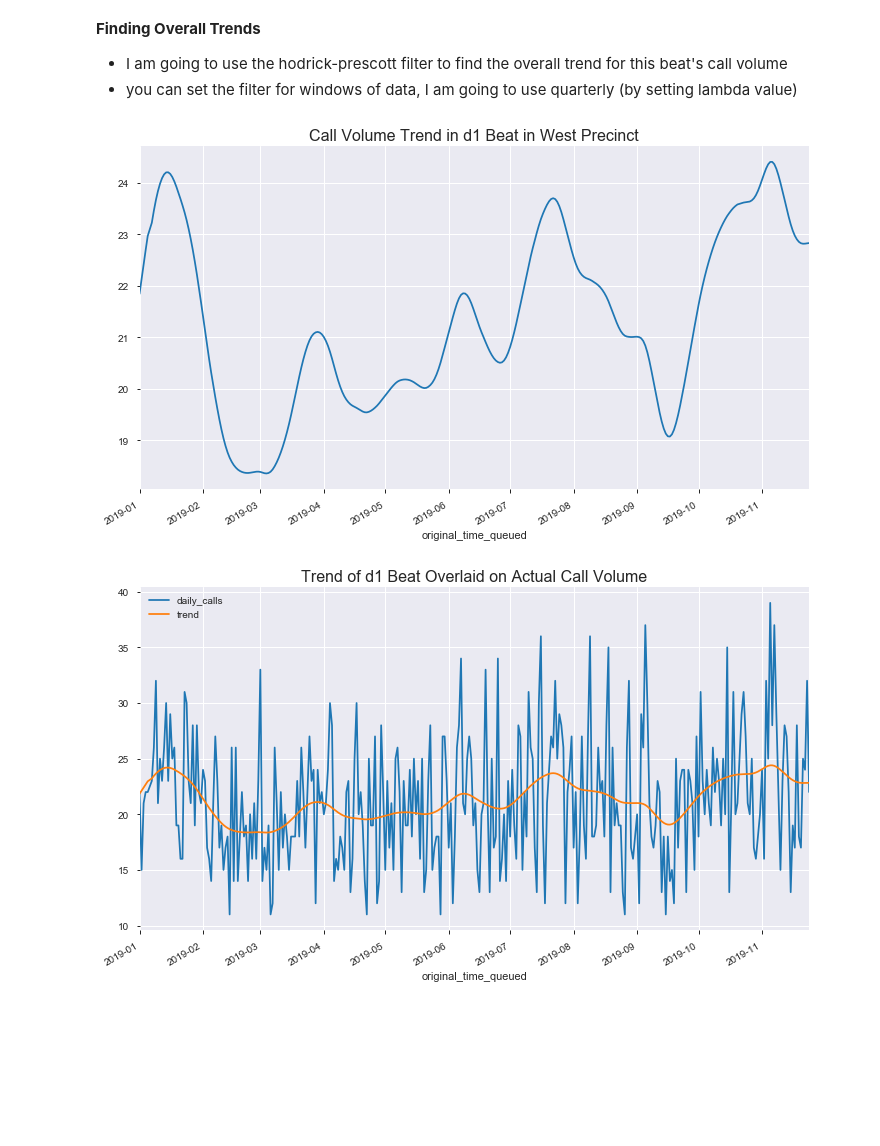
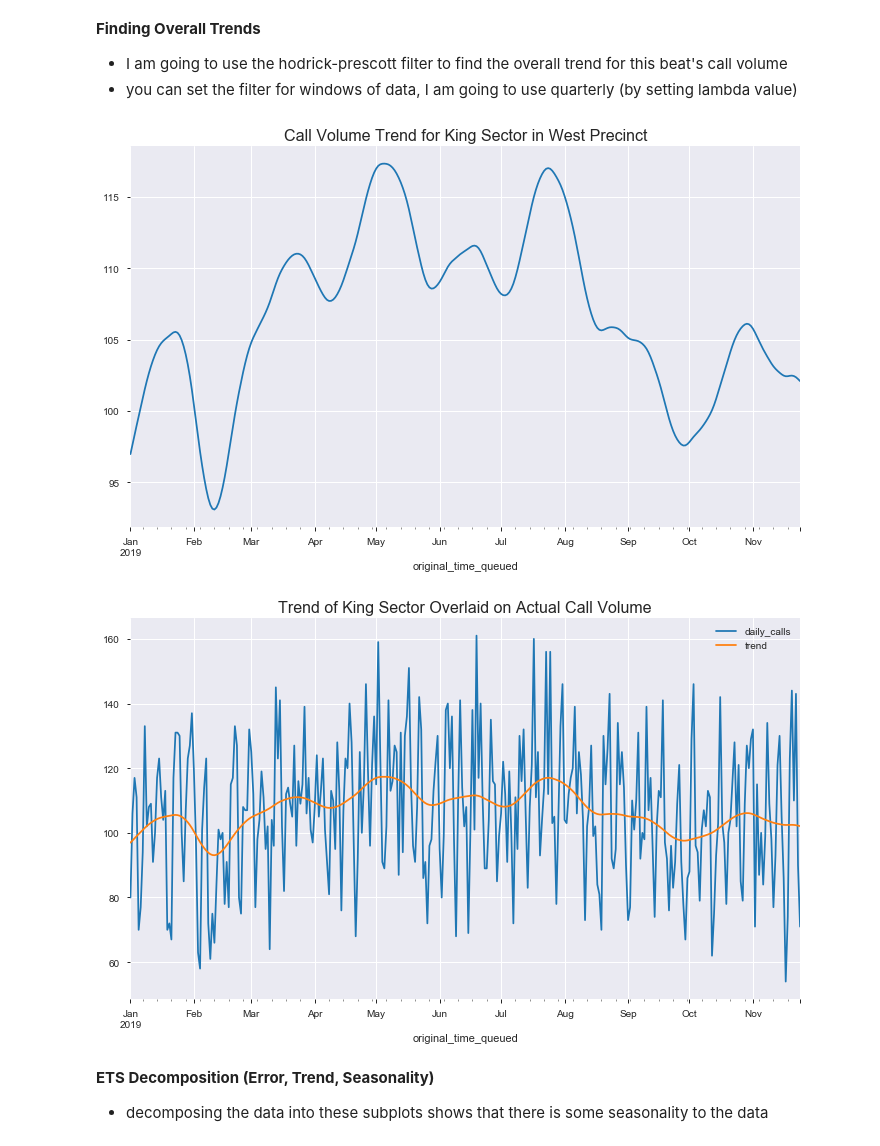
Before and after one commit to sam-cannon/Predicting-911-Calls-In-Seattle, a Jupyter notebook: Seattle 911 Call Volume.ipynb, the cells around one changed output. Saved outputs shown, nothing was run; the diff lists cells and outputs as text; code cells hidden in the pictures; blank space fills up the shorter version.

```diff
--- a/Seattle 911 Call Volume.ipynb
+++ b/Seattle 911 Call Volume.ipynb
@@ -159,4 +169,5 @@ d1 = west[west['beat'] == 'd1'].drop(['precinct', 'sector'], axis = 1)
 # %%
 #set index to datetime
-d1.set_index('original_time_queued', inplace = True).head()
+king.set_index('original_time_queued', inplace = True)
+king.head()
 # %% [output]
@@ -170,8 +181,8 @@ d1.set_index('original_time_queued', inplace = True).head()
 # %%
 #resample df for rollup of daily call volume
-d1_daily_calls = pd.DataFrame(d1.cad_event_number.resample('d').size())
-d1_daily_calls.rename(columns = {'cad_event_number':'daily_calls'}, inplace = True)
-d1_daily_calls.head()
+king = pd.DataFrame(king.cad_event_number.resample('d').size())
+king.rename(columns = {'cad_event_number':'daily_calls'}, inplace = True)
+king.head()
 # %% [output]
 |  | daily_calls |
 | original_time_queued |  |
@@ -192,12 +203,12 @@ __Rolling Means__
 - I am going to play around with several different window sizes to find a good fit for the data
 # %%
 #now look at only data for 2019
-d1_2019 = d1_daily_calls.loc['2019-01-01':, :]
+king_2019 = king.loc['2019-01-01':, :]
 
 #now plot that data against a rolling mean with a window size of
-d1_2019.plot(figsize = (12, 7))
-plt.title('d1 Beat Daily Calls in 2019 vs Rolling Mean', fontsize = 16)
+king_2019.plot(legend = True, figsize = (12, 7))
+plt.title('King Sector Daily Calls vs 4 Day Rolling Mean', fontsize = 16)
 
 #we can make the window ANY size
-d1_2019.rolling(window = 4).mean()['daily_calls'].plot();
+king_2019.rolling(window = 4).mean()['daily_calls'].plot(legend = True);
 # %% [output]
@@ -235,10 +236,7 @@ def z_score_indices_of_outliers(X, threshold=3):
     return pos_outliers; neg_outliers
 # %%
 #detect outliers
-to_drop = z_score_indices_of_outliers(d1_2019['daily_calls'])
+to_drop = z_score_indices_of_outliers(king_2019['daily_calls'], 3)
 
 #remove outliers
-d1_2019 = d1_2019.reset_index().drop(to_drop.index).set_index('original_time_queued')
-
-#ensure that it worked (the 6th should be missing)
-d1_2019.head(6)
+king_2019 = king_2019.reset_index().drop(to_drop.index).set_index('original_time_queued')
@@ -266,20 +255,21 @@ __Finding Overall Trends__
 - you can set the filter for windows of data, I am going to use quarterly (by setting lambda value)
 # %%
 #use statsmodels to get the trend (hodrick-prescott filter)
-from statsmodels.tsa.filters.hp_filter import hpfilter
-
 # tuple unpacking gdp_cycle, gdp_trend
-call_cycle, call_trend = hpfilter(d1_2019.daily_calls, lamb = 1600)
+call_cycle, call_trend = hpfilter(king_2019.daily_calls, lamb = 1600)
 
 call_trend.plot(figsize = (12, 7))
-plt.title('Call Volume Trend in d1 Beat in West Precinct', fontsize = 16)
+plt.title('Call Volume Trend for King Sector in West Precinct', fontsize = 16)
 
 #add trend column to d1_2019 so that we can plot the trend on top of the df
-d1_2019['trend'] = call_trend
+king_2019['trend'] = call_trend
 
 #plot the trend over the data
-d1_2019[['daily_calls', 'trend']].plot(figsize = (12, 7))
-plt.title('Trend of d1 Beat Overlaid on Actual Call Volume', fontsize = 16);
+king_2019[['daily_calls', 'trend']].plot(figsize = (12, 7))
+plt.title('Trend of King Sector Overlaid on Actual Call Volume', fontsize = 16);
 # %% [output]
-[figure, old version]
+[figure, new version]
-[figure, old version]
+[figure, new version]
+# %% [markdown]
+__ETS Decomposition (Error, Trend, Seasonality)__
+- decomposing the data into these subplots shows that there is some seasonality to the data
```
Also changed, not shown: parts of 30 cells of this notebook.
